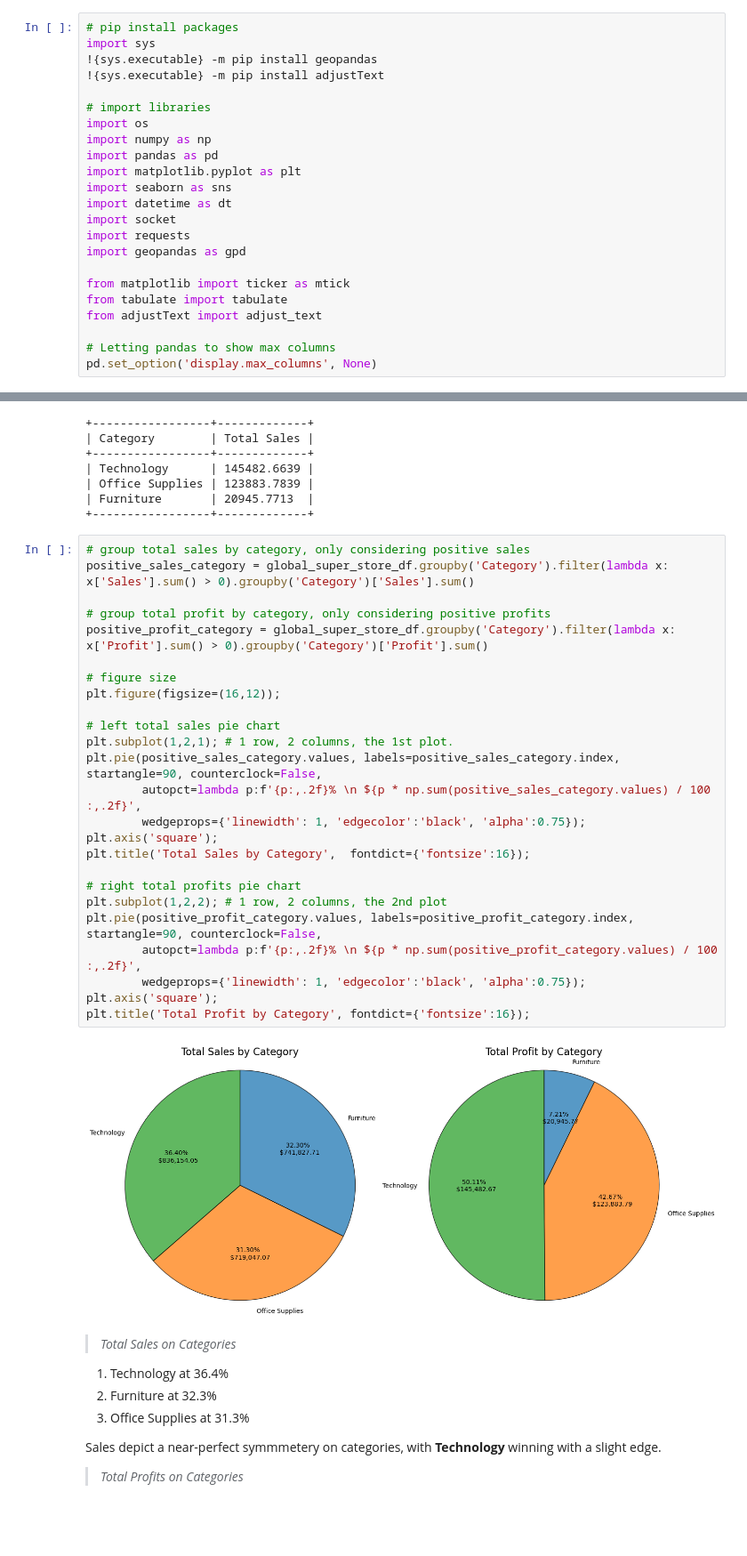
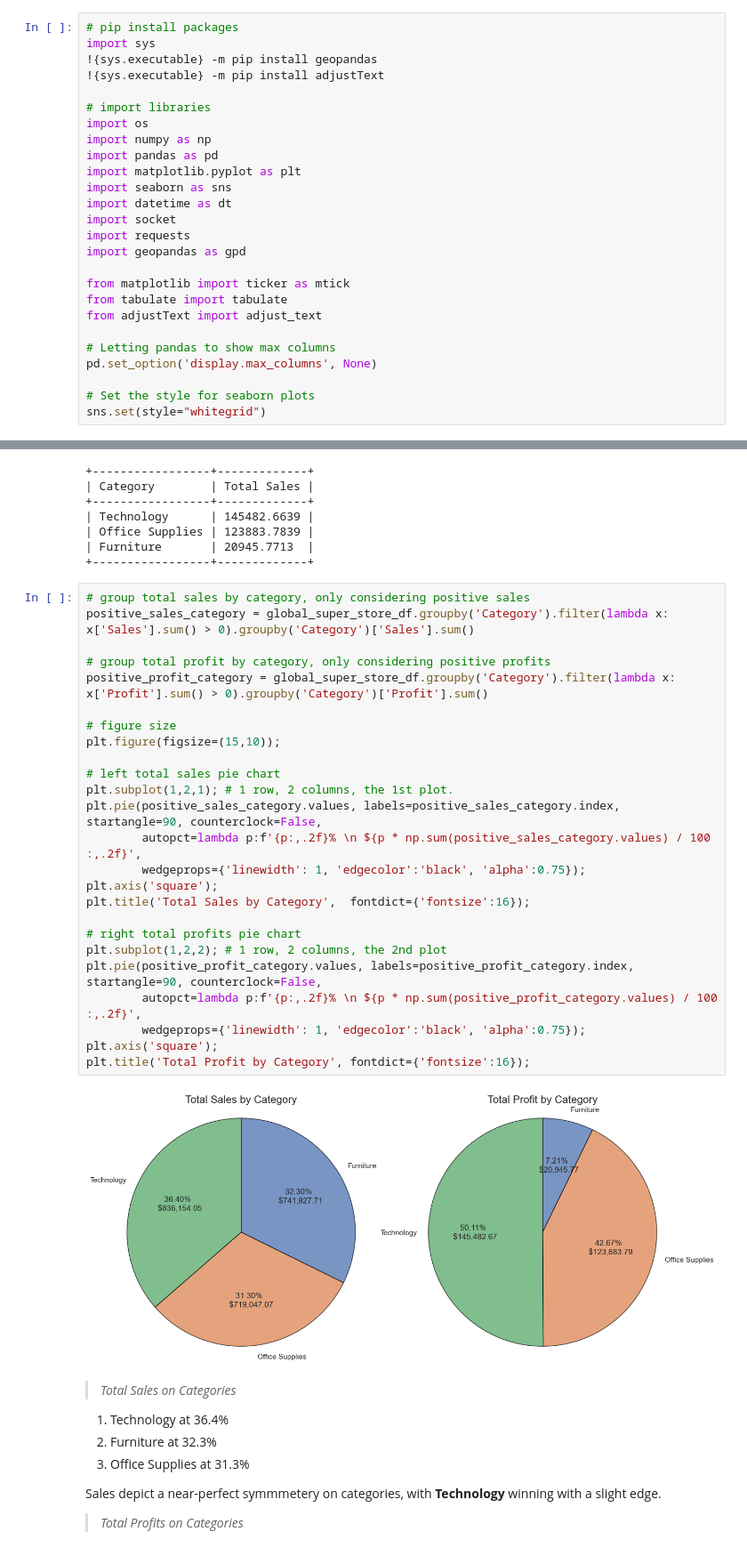
Before and after one commit to nareshwar/uhull-module-1, a Jupyter notebook: assignment_notebook/assignment_final.ipynb, the cells around one changed output, grey strips where cells are left out. Shown at 89% size. Drawn from its saved outputs; the diff is of its cells as text; blank space fills up the shorter version.

```diff
--- a/assignment_notebook/assignment_final.ipynb
+++ b/assignment_notebook/assignment_final.ipynb
@@ -28,6 +28,9 @@ from adjustText import adjust_text
 
 # Letting pandas to show max columns
 pd.set_option('display.max_columns', None)
+
+# Set the style for seaborn plots
+sns.set(style="whitegrid")
 # %% [output]
 Defaulting to user installation because normal site-packages is not writeable
 Requirement already satisfied: geopandas in c:\users\nares\appdata\roaming\python\python311\site-packages (0.14.3)
@@ -537,30 +594,30 @@ print_sales_profit_by_feature(global_super_store_df, 'Profit', 'Category')
 # %%
 # group total sales by category, only considering positive sales
 positive_sales_category = global_super_store_df.groupby('Category').filter(lambda x: x['Sales'].sum() > 0).groupby('Category')['Sales'].sum()
 
 # group total profit by category, only considering positive profits
 positive_profit_category = global_super_store_df.groupby('Category').filter(lambda x: x['Profit'].sum() > 0).groupby('Category')['Profit'].sum()
 
 # figure size
-plt.figure(figsize=(16,12));
+plt.figure(figsize=(15,10));
 
 # left total sales pie chart
 plt.subplot(1,2,1); # 1 row, 2 columns, the 1st plot.
 plt.pie(positive_sales_category.values, labels=positive_sales_category.index, startangle=90, counterclock=False,
         autopct=lambda p:f'{p:,.2f}% \n ${p * np.sum(positive_sales_category.values) / 100 :,.2f}',
         wedgeprops={'linewidth': 1, 'edgecolor':'black', 'alpha':0.75});
 plt.axis('square');
 plt.title('Total Sales by Category',  fontdict={'fontsize':16});
 
 # right total profits pie chart
 plt.subplot(1,2,2); # 1 row, 2 columns, the 2nd plot
 plt.pie(positive_profit_category.values, labels=positive_profit_category.index, startangle=90, counterclock=False,
         autopct=lambda p:f'{p:,.2f}% \n ${p * np.sum(positive_profit_category.values) / 100 :,.2f}',
         wedgeprops={'linewidth': 1, 'edgecolor':'black', 'alpha':0.75});
 plt.axis('square');
 plt.title('Total Profit by Category', fontdict={'fontsize':16});
 # %% [output]
-[figure, old version]
+[figure, new version]
 # %% [markdown]
  > _Total Sales on Categories_
 
```
Also changed, not shown: parts of 40 cells of this notebook, 1 other file.
